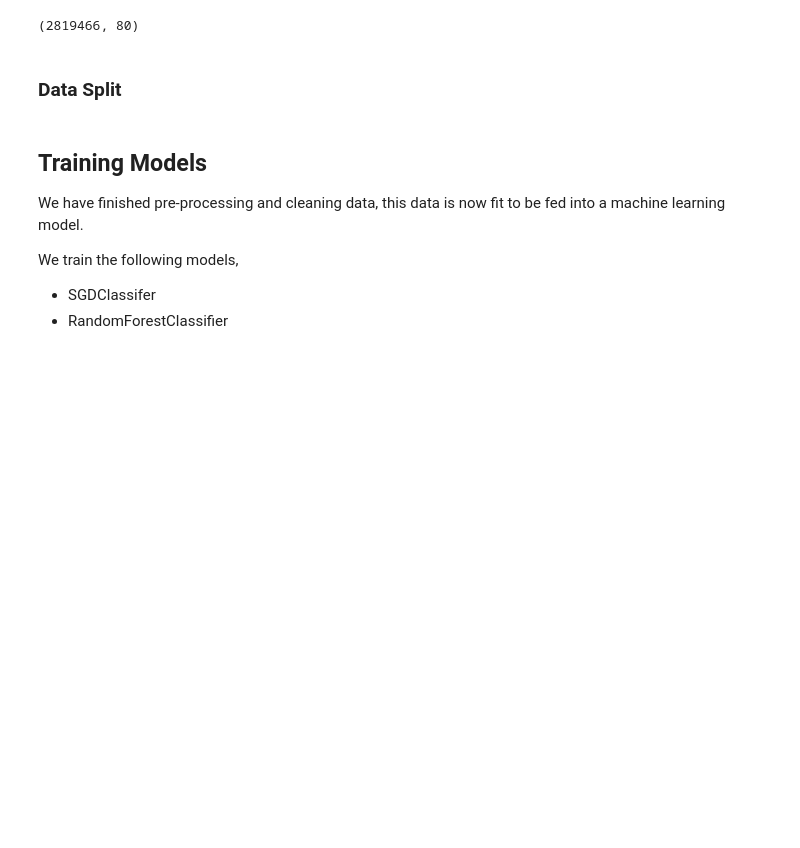
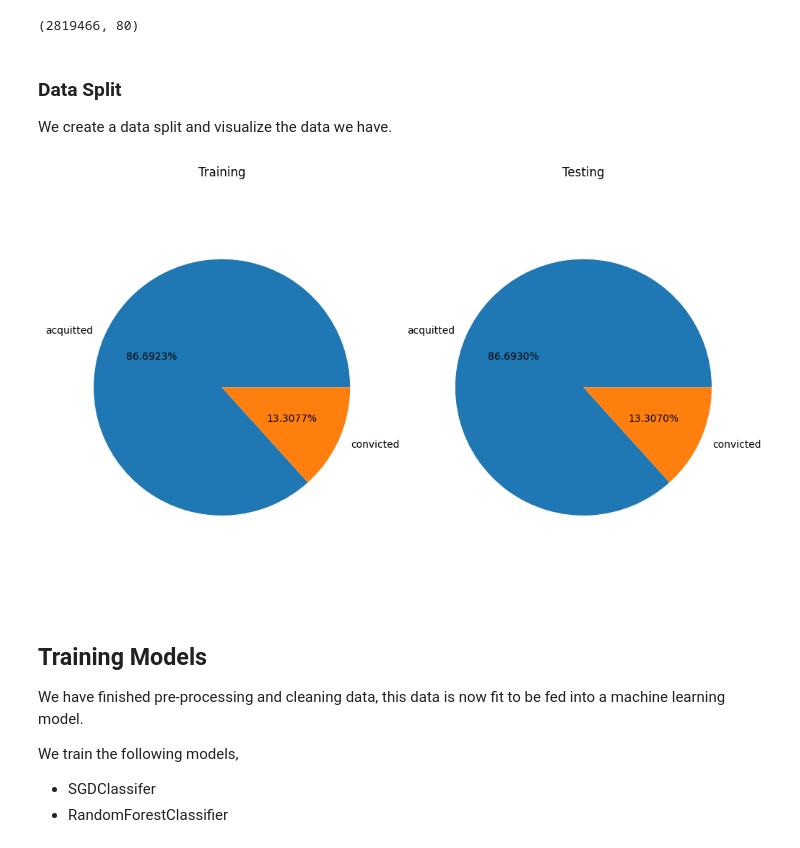
Before and after one commit to vnnm404/ddl-indian-court-analysis, a Jupyter notebook: notebooks/classification2.ipynb, the cells around one changed output. Drawn from its saved outputs; the diff is of its cells as text; code cells hidden in the pictures; blank space fills up the shorter version.

Commit message:
[edit] classification2, plotted data and models

```diff
--- a/notebooks/classification2.ipynb
+++ b/notebooks/classification2.ipynb
@@ -211,13 +211,36 @@ processed_df.shape
 (2819466, 80)
 # %% [markdown]
 ### Data Split
+We create a data split and visualize the data we have.
 # %%
 from sklearn.model_selection import train_test_split
 # %%
+processed_df = pd.read_csv('../data/_baked/ml/convicted_acquitted_processed.csv')
 X = processed_df.drop(['y'], axis=1)
 y = processed_df['y']
 # %%
 X_train, X_test, y_train, y_test = train_test_split(X, y, test_size=0.3, random_state=42)
+# %%
+fig, axs = plt.subplots(1, 2, figsize=(10, 6), constrained_layout=True)
+
+for dname, dset, ax in zip(['Training', 'Testing'], [y_train, y_test], axs.flat):
+    n_acquitted = dset.value_counts()[0]
+    n_convicted = dset.value_counts()[1]
+    total = n_convicted + n_acquitted
+
+    p_acquitted = n_acquitted / total * 100
+    p_convicted = n_convicted / total * 100
+
+    labels = ['acquitted', 'convicted']
+    p = [p_acquitted, p_convicted]
+
+    ax.set_title(dname)
+    ax.pie(p, labels=labels, autopct='%1.4f%%')
+    ax.axis('equal')
+
+plt.show()
+# %% [output]
+[figure, added]
 # %% [markdown]
 ## Training Models
 We have finished pre-processing and cleaning data, this data is now fit to be fed into a machine learning model.
```
Also changed, not shown: parts of 8 cells of this notebook, 6 other files.
